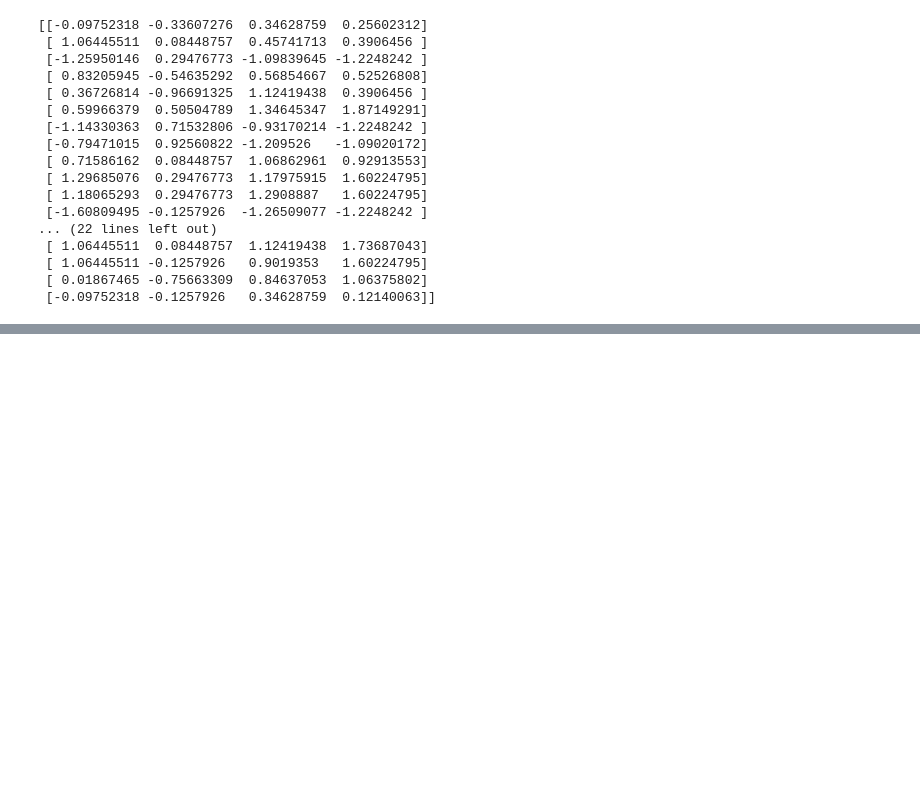
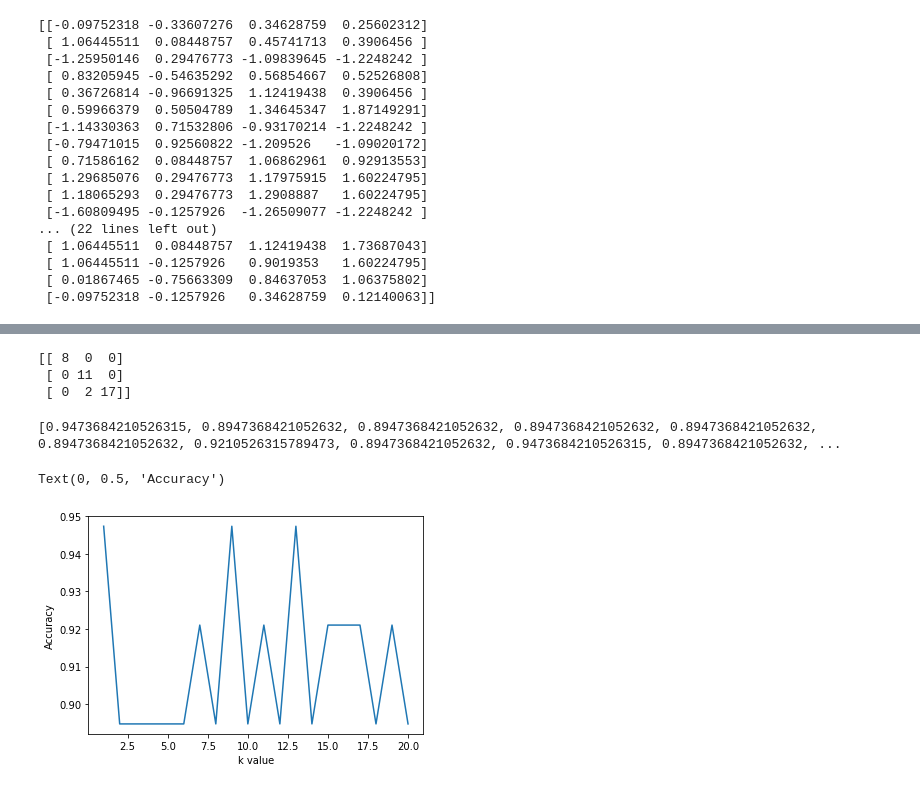
Before and after one commit to lerz30/ML_introduction, a Jupyter notebook: ml_notebook.ipynb, the cells around one changed output, grey strips where cells are left out. Cells and saved outputs as stored; diff of their text form; code cells hidden in the pictures; blank space fills up the shorter version.

```diff
--- a/ml_notebook.ipynb
+++ b/ml_notebook.ipynb
@@ -227,0 +233,9 @@ print(x_test)
+# %%
+from sklearn.neighbors import KNeighborsClassifier
+import numpy as np
+
+# Create kNN model
+model = KNeighborsClassifier(n_neighbors=13)
+
+# Train the model using the training sets
+model.fit(x_train, y_train)
@@ -227,0 +310,26 @@ print(x_test)
+# %%
+#Confussion matrix
+
+print(metrics.confusion_matrix(y_test, test_prediction))
+# %% [output]
+[[ 8  0  0]
+ [ 0 11  0]
+ [ 0  2 17]]
+# %%
+#Tunning
+
+k_range = range(1, 21)
+accuracy = []
+for k in k_range:
+    m = KNeighborsClassifier(k)
+    m.fit(x_train, y_train)
+    y_test_pred = m.predict(x_test)
+    accuracy.append(metrics.accuracy_score(y_test, y_test_pred))
+print(accuracy)
+plt.plot(k_range, accuracy)
+plt.xlabel('k value')
+plt.ylabel('Accuracy')
+# %% [output]
+[0.9473684210526315, 0.8947368421052632, 0.8947368421052632, 0.8947368421052632, 0.8947368421052632, 0.8947368421052632, 0.9210526315789473, 0.8947368421052632, 0.9473684210526315, 0.8947368421052632, ...
+Text(0, 0.5, 'Accuracy')
+[figure, added]
```
Also changed, not shown: parts of 9 cells of this notebook, 1 other file.
